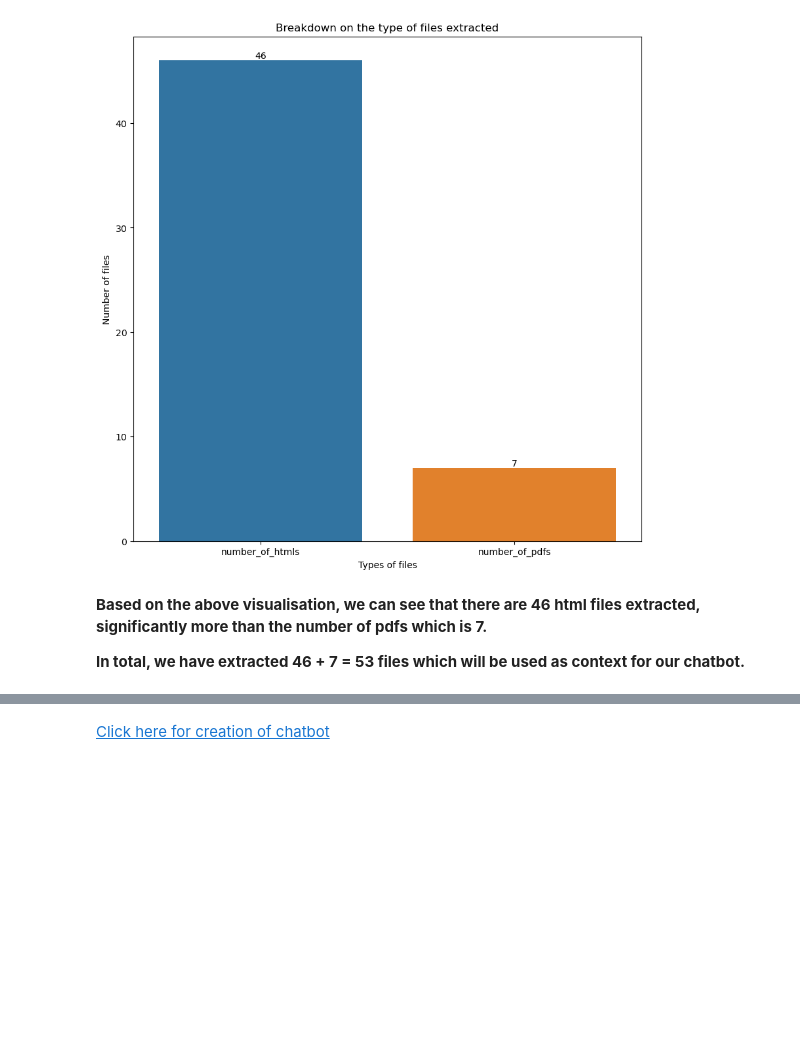
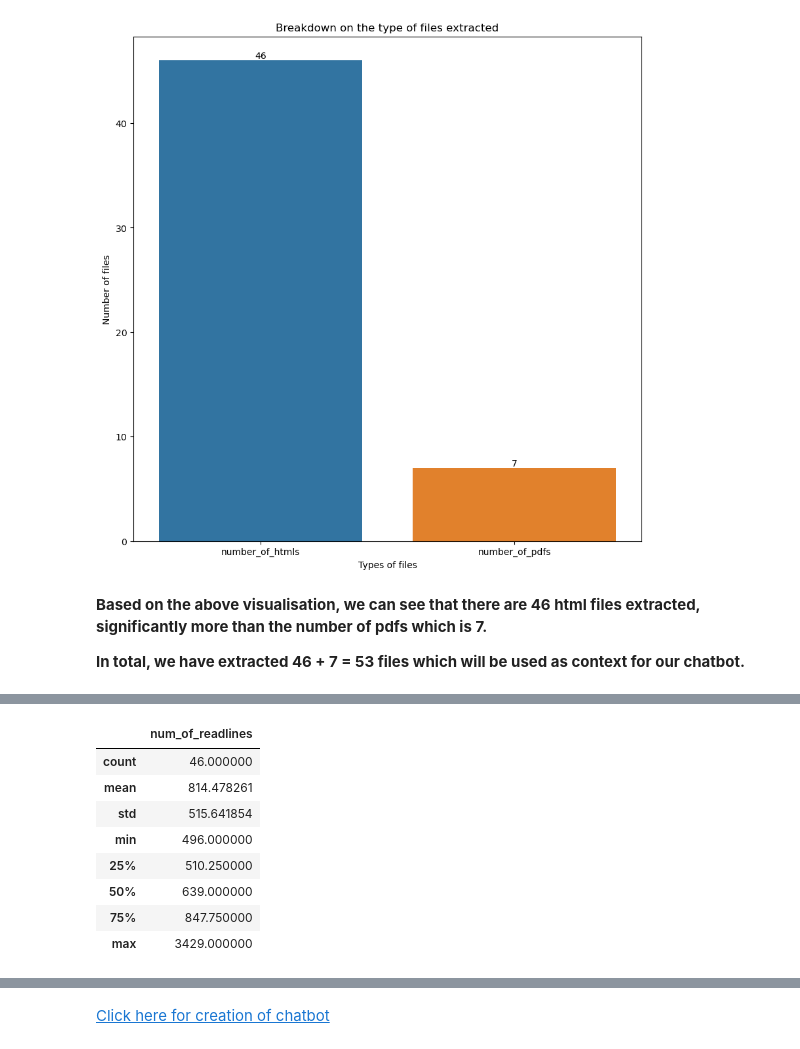
Before and after one commit to llclin/GA_Capstone, a Jupyter notebook: code/01_Data_collection_and_visualisation.ipynb, the cells around one changed output, grey strips where cells are left out. Cells and saved outputs as stored; diff of their text form; code cells hidden in the pictures; blank space fills up the shorter version.

```diff
--- a/code/01_Data_collection_and_visualisation.ipynb
+++ b/code/01_Data_collection_and_visualisation.ipynb
@@ -255,7 +251,7 @@ num_of_readlines_html = []
 names_of_html = []
 
 for index in range(len(sublinks_with_html)):
-    filename = "../extra_data/doc_"+ str(index) + ".html"
+    filename = "../data/doc_"+ str(index) + ".html"
     file = open(filename, 'rb')
     total_pages = len(file.readlines())
     name = "doc_" + str(index)
@@ -293 +289,13 @@ plt.bar_label(ax.containers[0])
+# %%
+html_stats_df.describe()
+# %% [output]
+|  | num_of_readlines |
+| count | 46.000000 |
+| mean | 814.478261 |
+| std | 515.641854 |
+| min | 496.000000 |
+| 25% | 510.250000 |
+| 50% | 639.000000 |
+| 75% | 847.750000 |
+| max | 3429.000000 |
 # %% [markdown]
```
Also changed, not shown: parts of 22 cells of this notebook, 58 other files.
